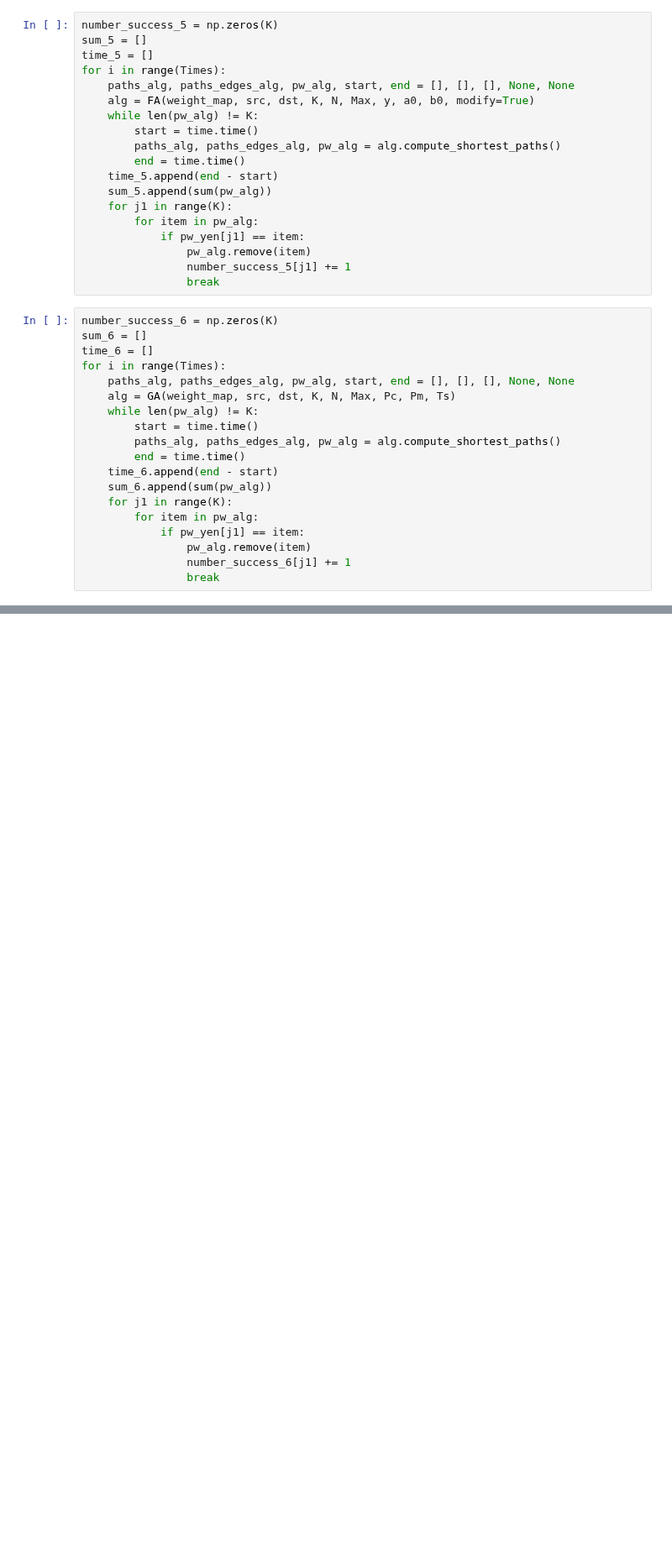
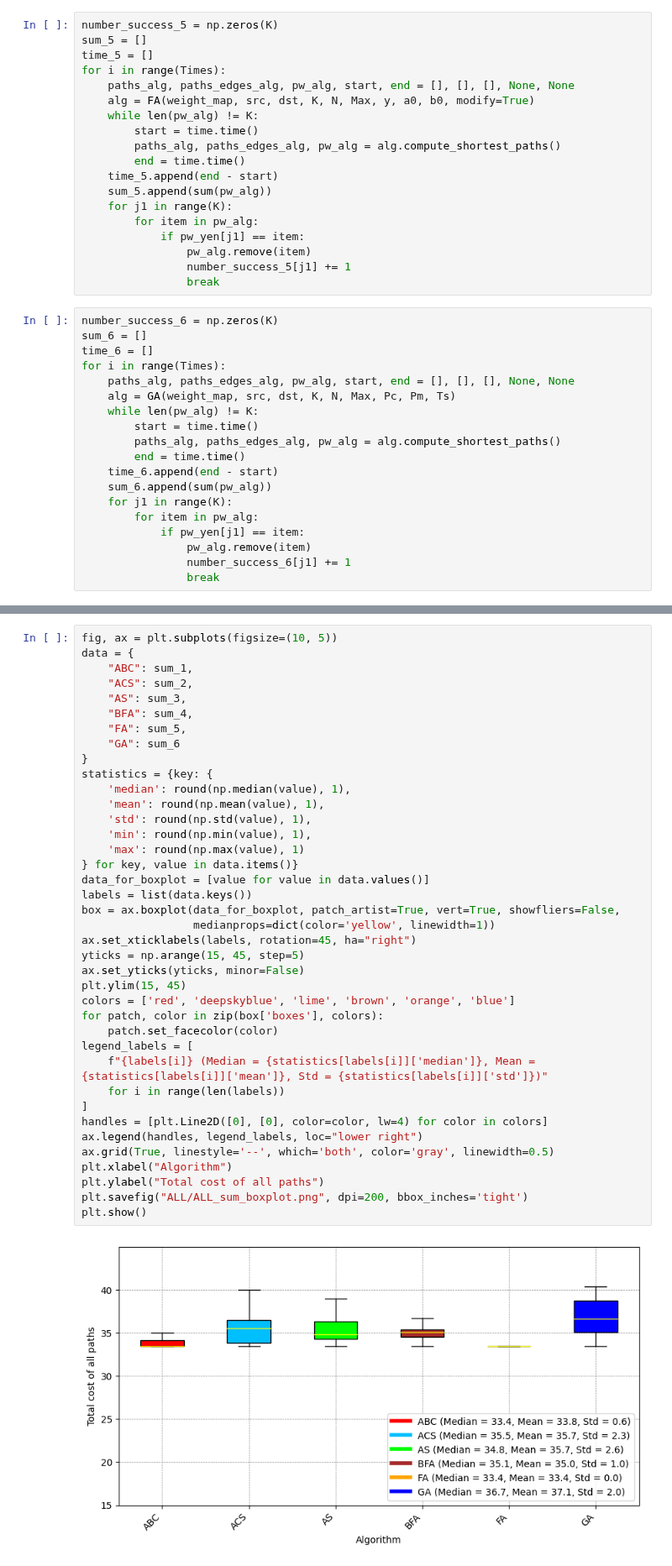
Before and after one commit to nguyenvantin971996/SDN_PyQt5, a Jupyter notebook: ryu_controller/ALL.ipynb, the cells around one changed output, grey strips where cells are left out. Shown at 84% size. Drawn from its saved outputs; the diff is of its cells as text; blank space fills up the shorter version.

```diff
--- a/ryu_controller/ALL.ipynb
+++ b/ryu_controller/ALL.ipynb
@@ -232,0 +233,41 @@ plt.savefig("ALL/ALL_nss.png", dpi=200, bbox_inches='tight')
+# %%
+fig, ax = plt.subplots(figsize=(10, 5))
+data = {
+    "ABC": sum_1,
+    "ACS": sum_2,
+    "AS": sum_3,
+    "BFA": sum_4,
+    "FA": sum_5,
+    "GA": sum_6
+}
+statistics = {key: {
+    'median': round(np.median(value), 1),
+    'mean': round(np.mean(value), 1),
+    'std': round(np.std(value), 1),
+    'min': round(np.min(value), 1),
+    'max': round(np.max(value), 1)
+} for key, value in data.items()}
+data_for_boxplot = [value for value in data.values()]
+labels = list(data.keys())
+box = ax.boxplot(data_for_boxplot, patch_artist=True, vert=True, showfliers=False,
+                 medianprops=dict(color='yellow', linewidth=1))
+ax.set_xticklabels(labels, rotation=45, ha="right")
+yticks = np.arange(15, 45, step=5)
+ax.set_yticks(yticks, minor=False)
+plt.ylim(15, 45)
+colors = ['red', 'deepskyblue', 'lime', 'brown', 'orange', 'blue']
+for patch, color in zip(box['boxes'], colors):
+    patch.set_facecolor(color)
+legend_labels = [
+    f"{labels[i]} (Median = {statistics[labels[i]]['median']}, Mean = {statistics[labels[i]]['mean']}, Std = {statistics[labels[i]]['std']})"
+    for i in range(len(labels))
+]
+handles = [plt.Line2D([0], [0], color=color, lw=4) for color in colors]
+ax.legend(handles, legend_labels, loc="lower right")
+ax.grid(True, linestyle='--', which='both', color='gray', linewidth=0.5)
+plt.xlabel("Algorithm")
+plt.ylabel("Total cost of all paths")
+plt.savefig("ALL/ALL_sum_boxplot.png", dpi=200, bbox_inches='tight')
+plt.show()
+# %% [output]
+[figure, added]
```
Also changed, not shown: parts of 6 cells of this notebook.
